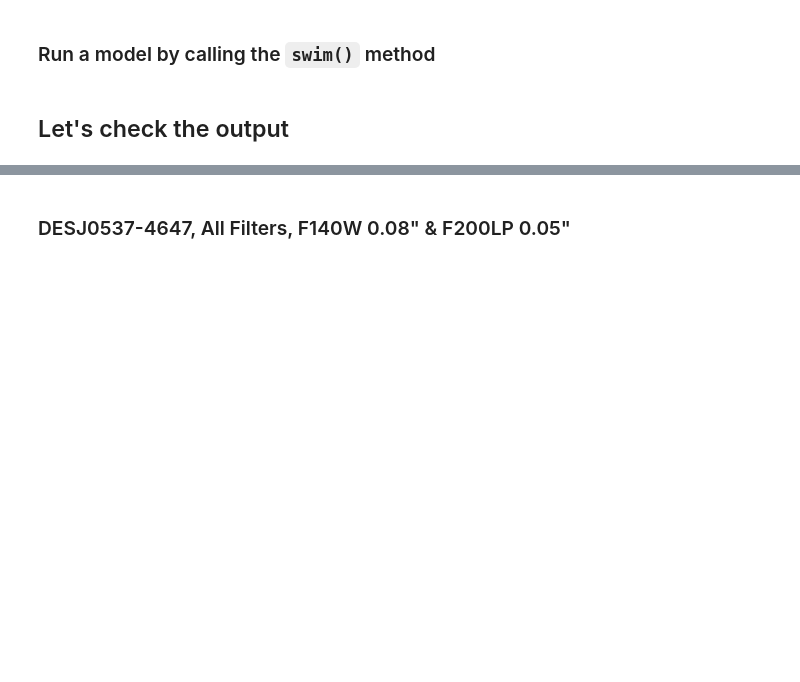
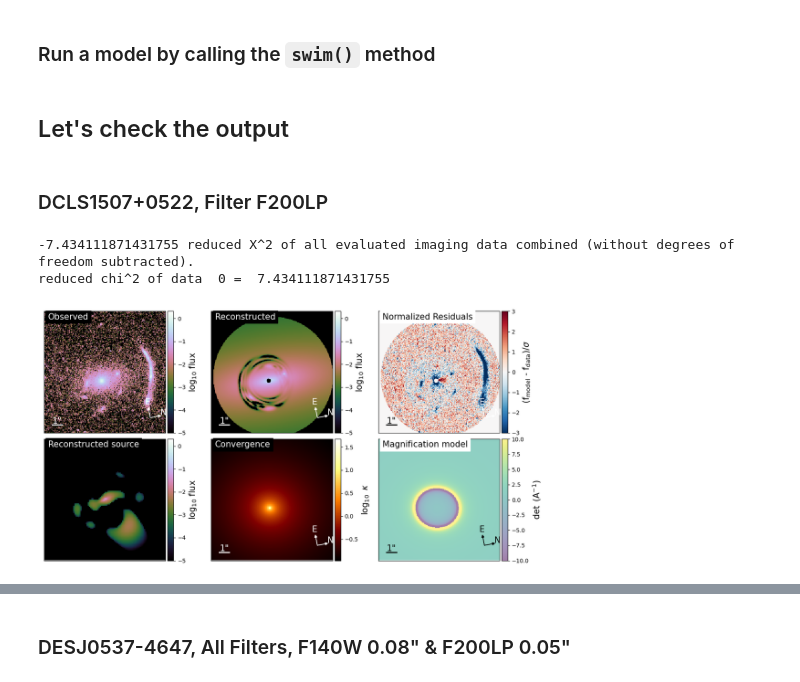
Before and after one commit to hskobe/dolphin, a Jupyter notebook: notebooks/Basic example.ipynb, the cells around one changed output, grey strips where cells are left out. Saved outputs shown, nothing was run; the diff lists cells and outputs as text; code cells hidden in the pictures; blank space fills up the shorter version.

Commit message:
added data files & ran dolphin for DCLS1507+0522

```diff
--- a/notebooks/Basic example.ipynb
+++ b/notebooks/Basic example.ipynb
@@ -93,3 +93,11 @@ kwargs_numerics:
 from dolphin.analysis.output import Output
 
 output = Output('../io_directory_example/')
+# %% [markdown]
+### DCLS1507+0522, Filter F200LP
+# %%
+fig = output.plot_model_overview(lens_name='DCLS1507+0522', model_id='F200LP_Run01', band_index=0)
+# %% [output]
+-7.434111871431755 reduced X^2 of all evaluated imaging data combined (without degrees of freedom subtracted).
+reduced chi^2 of data  0 =  7.434111871431755
+[figure, added]
```
Also changed, not shown: parts of 4 cells of this notebook, 7 other files.
